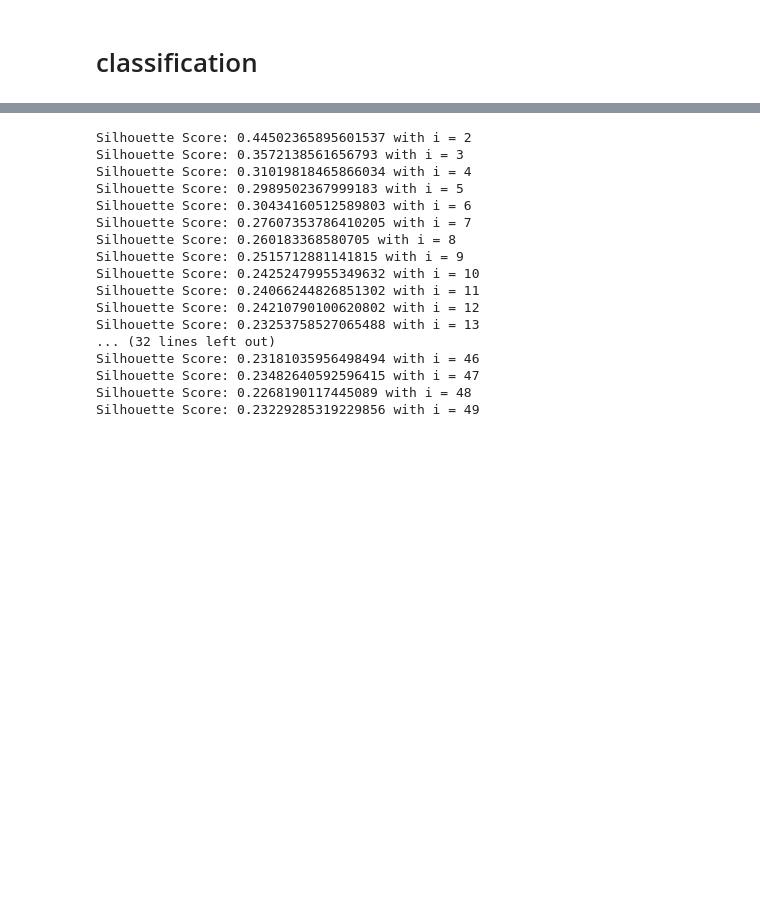
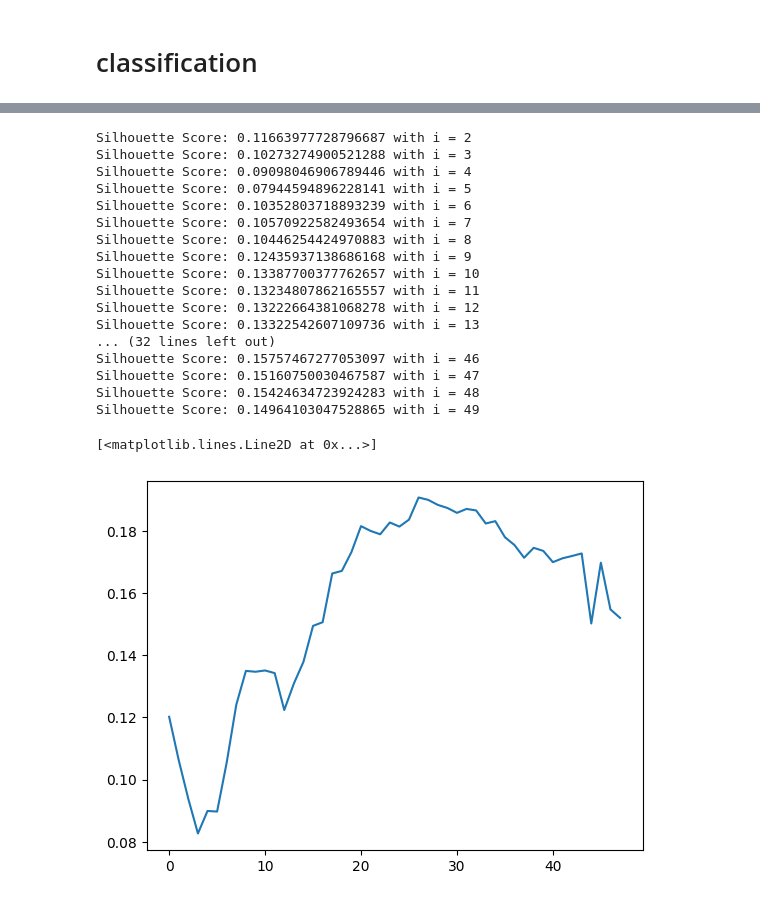
Before and after one commit to alikasiri1/firure_extraction_leaves_classify_and_clustering, a Jupyter notebook: main.ipynb, the cells around one changed output, grey strips where cells are left out. Cells and saved outputs as stored; diff of their text form; code cells hidden in the pictures; blank space fills up the shorter version.

```diff
--- a/main.ipynb
+++ b/main.ipynb
@@ -387,12 +178,0 @@ NameError: name 'features' is not defined
-# %%
-my_list = df.columns.drop(['A'])
-sublists = []
-
-for i in range(len(my_list)):
-    for j in range(i + 1, len(my_list) + 1):
-        sublist = my_list[i:j]
-        if len(sublist) > 3:  # Exclude sublists with length 1
-            sublists.append(sublist)
-
-print(sublists)
-print(len(sublists))
@@ -724,7 +178,0 @@ df
-# %%
-
-categories = df['A']
-features = df.drop('A' , axis=1)
-
-scaler = StandardScaler()
-features_scaled = scaler.fit_transform(features)
@@ -811,39 +179,50 @@ for combo in combinations:
 # %%
+from sklearn.cluster import AgglomerativeClustering
+from sklearn.cluster import SpectralClustering
 kmeans_list = []
+silhouette_list = []
 for i in range(2 , 50):
     dic = {}
-    kmeans = KMeans(n_clusters=i, random_state=42)
-    clusters = kmeans.fit_predict(features)
+    # kmeans = KMeans(n_clusters=i, random_state=42)
+    # clusters = kmeans.fit_predict(features_scaled)
 
-    # Evaluate clustering
-    silhouette_avg = silhouette_score(features, clusters)
+    spectral = SpectralClustering(n_clusters=i, affinity='nearest_neighbors', random_state=42 )
+    clusters = spectral.fit_predict(features_scaled)
+
+
+    # model = AgglomerativeClustering(n_clusters=i)
+    # model.fit(features_scaled)
+    # clusters = model.labels_
+
+    silhouette_avg = silhouette_score(features_scaled, clusters)
     print(f'Silhouette Score: {silhouette_avg} with i = {i}')
     dic['k'] = i
     dic['silhouette_avg'] = silhouette_avg
+    silhouette_list.append(silhouette_avg)
     kmeans_list.append(dic)
-
-    # Analyze cluster distribution
-    # df['Cluster'] = clusters
-    # cluster_analysis = df.groupby('Cluster')[df.columns[0]].value_counts()
-    # print(cluster_analysis)
 # %% [output]
-Silhouette Score: 0.44502365895601537 with i = 2
-Silhouette Score: 0.3572138561656793 with i = 3
-Silhouette Score: 0.31019818465866034 with i = 4
-Silhouette Score: 0.2989502367999183 with i = 5
-Silhouette Score: 0.30434160512589803 with i = 6
-Silhouette Score: 0.27607353786410205 with i = 7
-Silhouette Score: 0.260183368580705 with i = 8
-Silhouette Score: 0.2515712881141815 with i = 9
-Silhouette Score: 0.24252479955349632 with i = 10
-Silhouette Score: 0.24066244826851302 with i = 11
-Silhouette Score: 0.24210790100620802 with i = 12
-Silhouette Score: 0.23253758527065488 with i = 13
+Silhouette Score: 0.11663977728796687 with i = 2
+Silhouette Score: 0.10273274900521288 with i = 3
+Silhouette Score: 0.09098046906789446 with i = 4
+Silhouette Score: 0.07944594896228141 with i = 5
+Silhouette Score: 0.10352803718893239 with i = 6
+Silhouette Score: 0.10570922582493654 with i = 7
+Silhouette Score: 0.10446254424970883 with i = 8
+Silhouette Score: 0.12435937138686168 with i = 9
+Silhouette Score: 0.13387700377762657 with i = 10
+Silhouette Score: 0.13234807862165557 with i = 11
+Silhouette Score: 0.13222664381068278 with i = 12
+Silhouette Score: 0.13322542607109736 with i = 13
 ... (32 lines left out)
-Silhouette Score: 0.23181035956498494 with i = 46
-Silhouette Score: 0.23482640592596415 with i = 47
-Silhouette Score: 0.2268190117445089 with i = 48
-Silhouette Score: 0.23229285319229856 with i = 49
+Silhouette Score: 0.15757467277053097 with i = 46
+Silhouette Score: 0.15160750030467587 with i = 47
+Silhouette Score: 0.15424634723924283 with i = 48
+Silhouette Score: 0.14964103047528865 with i = 49
+# %%
+plt.plot(silhouette_list)
+# %% [output]
+[<matplotlib.lines.Line2D at 0x...>]
+[figure, added]
 # %%
 sorted_list = sorted(kmeans_list, key=lambda x: x['silhouette_avg'])
 sorted_list[-5 : ]
```
Also changed, not shown: parts of 64 cells of this notebook, 1 other file.
